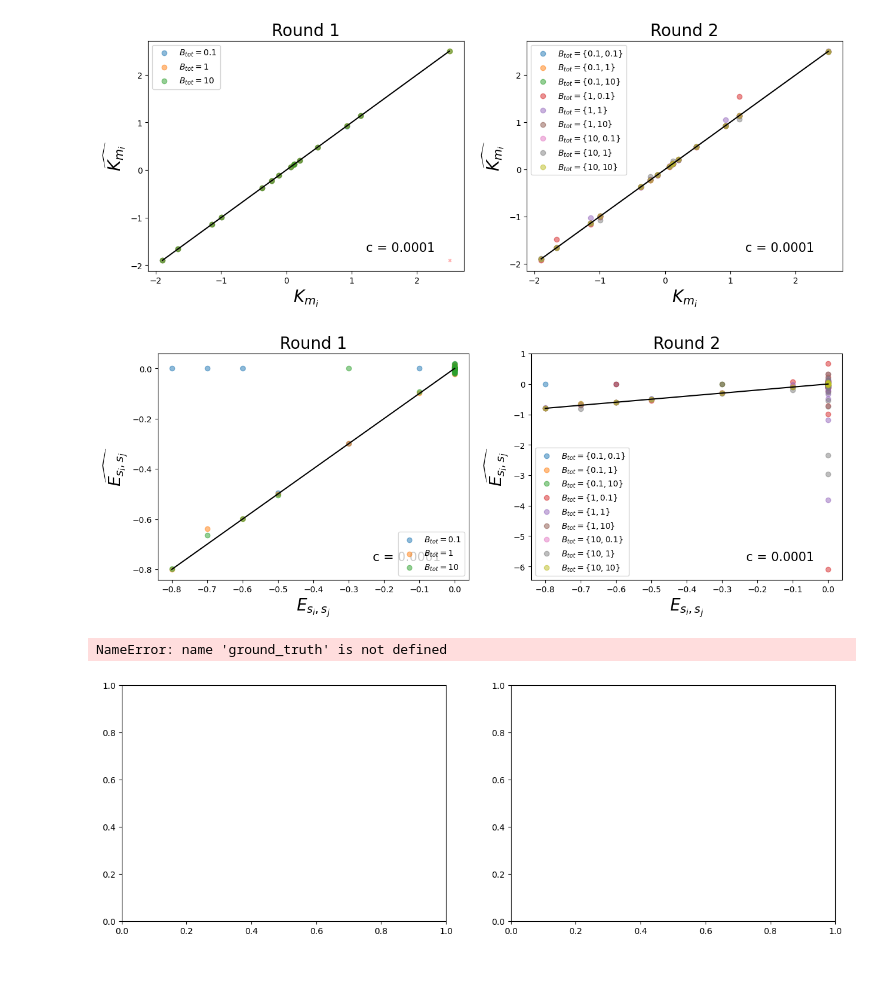
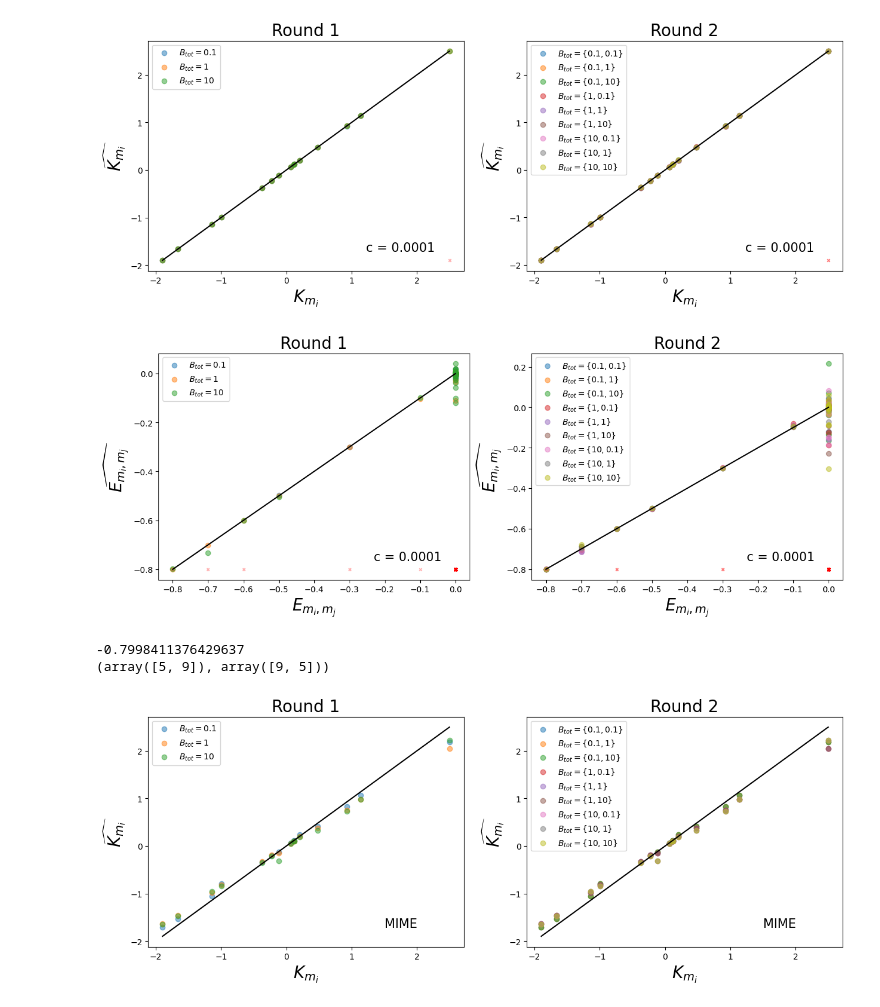
Before and after one commit to JoshuaGensel/dmMIME_correction, a Jupyter notebook: src/new_correction_test.ipynb, the cells around one changed output. Cells and saved outputs as stored; diff of their text form; code cells hidden in the pictures; blank space fills up the shorter version.

Commit message:
deterministic interaction inference done

```diff
--- a/src/new_correction_test.ipynb
+++ b/src/new_correction_test.ipynb
@@ -43,7 +43,8 @@ axes[0].set_title('Round 1', fontsize=20)
 # plot 1:1 line
 axes[0].plot([np.min(round_1_sequence_effects[0]), np.max(round_1_sequence_effects[0])], [np.min(round_1_sequence_effects[0]), np.max(round_1_sequence_effects[0])], color='black')
 # add ticks where logK_sequences_r1 = nan
-axes[0].scatter(round_1_sequence_effects[1][np.isnan(logK_sequences_r1[1])], np.min(round_1_sequence_effects[0])*np.ones(len(round_1_sequence_effects[1][np.isnan(logK_sequences_r1[1])])), color='red', marker='x', s=10, alpha=0.3)
+for i in range(0, len(protein_concentrations)**2, 3):
+    axes[0].scatter(round_1_sequence_effects[1][np.isnan(logK_sequences_r1[i])], np.min(round_1_sequence_effects[0])*np.ones(len(round_1_sequence_effects[1][np.isnan(logK_sequences_r1[i])])), color='red', marker='x', s=10, alpha=0.3)
 # add c text top left
 axes[0].text(0.8, 0.1, 'c = ' + str(c), horizontalalignment='center', verticalalignment='center', transform=axes[0].transAxes, fontsize=15)
 # add legend
@@ -60,7 +61,8 @@ axes[1].set_title('Round 2', fontsize=20)
 # plot 1:1 line
 axes[1].plot([np.min(round_2_sequence_effects[0]), np.max(round_2_sequence_effects[0])], [np.min(round_2_sequence_effects[0]), np.max(round_2_sequence_effects[0])], color='black')
 # add ticks where logK_sequences_r2 = nan
-axes[1].scatter(round_2_sequence_effects[1][np.isnan(logK_sequences_r2[1])], np.min(round_2_sequence_effects[0])*np.ones(len(round_2_sequence_effects[1][np.isnan(logK_sequences_r2[1])])), color='red', marker='x', s=10, alpha=0.3)
+for i in range(len(protein_concentrations)**2):
+    axes[1].scatter(round_2_sequence_effects[1][np.isnan(logK_sequences_r2[i])], np.min(round_2_sequence_effects[0])*np.ones(len(round_2_sequence_effects[1][np.isnan(logK_sequences_r2[i])])), color='red', marker='x', s=10, alpha=0.3)
 # add c text top left
 axes[1].text(0.8, 0.1, 'c = ' + str(c), horizontalalignment='center', verticalalignment='center', transform=axes[1].transAxes, fontsize=15)
 # add legend
@@ -86,7 +88,8 @@ axes[0].plot([np.min(single_effects), np.max(single_effects)], [np.min(single_ef
 # add c text top left
 axes[0].text(0.8, 0.1, 'c = ' + str(c), horizontalalignment='center', verticalalignment='center', transform=axes[0].transAxes, fontsize=15)
 # add ticks where logK_mutations_r1 = nan
-axes[0].scatter(single_effects[np.isnan(logK_mutations_r1[1])], np.min(single_effects)*np.ones(len(single_effects[np.isnan(logK_mutations_r1[1])])), color='red', marker='x', s=10, alpha=0.3)
+for i in range(0, len(protein_concentrations)**2, 3):
+    axes[0].scatter(single_effects[np.isnan(logK_mutations_r1[i])], np.min(single_effects)*np.ones(len(single_effects[np.isnan(logK_mutations_r1[i])])), color='red', marker='x', s=10, alpha=0.3)
 # add legend
 axes[0].legend(['$B_{tot} = 0.1$', '$B_{tot} = 1$', '$B_{tot} = 10$'], fontsize=10)
 
@@ -101,7 +104,8 @@ axes[1].set_title('Round 2', fontsize=20)
 # plot 1:1 line
 axes[1].plot([np.min(single_effects), np.max(single_effects)], [np.min(single_effects), np.max(single_effects)], color='black')
 # add ticks where logK_mutations_r2 = nan
-axes[1].scatter(single_effects[np.isnan(logK_mutations_r2[1])], np.min(single_effects)*np.ones(len(single_effects[np.isnan(logK_mutations_r2[1])])), color='red', marker='x', s=10, alpha=0.3)
+for i in range(len(protein_concentrations)**2):
+    axes[1].scatter(single_effects[np.isnan(logK_mutations_r2[i])], np.min(single_effects)*np.ones(len(single_effects[np.isnan(logK_mutations_r2[i])])), color='red', marker='x', s=10, alpha=0.3)
 # add c text bottom right
 axes[1].text(0.8, 0.1, 'c = ' + str(c), horizontalalignment='center', verticalalignment='center', transform=axes[1].transAxes, fontsize=15)
 # add legend top left
@@ -109,7 +113,7 @@ axes[1].legend(['$B_{tot} = \{0.1, 0.1\}$', '$B_{tot} = \{0.1, 1\}$', '$B_{tot}
 
 plt.show()
 # %% [output]
-[figure, old version]
+[figure, new version]
 # %%
 #transform interaction matrices into flattened arrays of their upper triangular parts
 interaction_values = np.triu(interactions, 1).flatten()
@@ -123,25 +127,25 @@ fig, axes = plt.subplots(1, 2, figsize=(15, 5))
 for i in range(0,len(protein_concentrations)**2, 3):
     axes[0].scatter(interaction_values, interaction_values_r1[i], alpha=0.5)
 # set x and y labels
-axes[0].set_xlabel('$E_{s_i, s_j}$', fontsize=20)
-axes[0].set_ylabel('$\widehat{E_{s_i, s_j}}$', fontsize=20)
+axes[0].set_xlabel('$E_{m_i, m_j}$', fontsize=20)
+axes[0].set_ylabel('$\widehat{E_{m_i, m_j}}$', fontsize=20)
 # set title
 axes[0].set_title('Round 1', fontsize=20)
 # plot 1:1 line
 axes[0].plot([np.min(interaction_values), np.max(interaction_values)], [np.min(interaction_values), np.max(interaction_values)], color='black')
 # add c text top left
 axes[0].text(0.8, 0.1, 'c = ' + str(c), horizontalalignment='center', verticalalignment='center', transform=axes[0].transAxes, fontsize=15)
-# add ticks where interaction_values_r1 = nan
-# axes[0].scatter(interaction_values[np.isnan(interaction_values_r1[1])], np.min(interaction_values)*np.ones(len(interaction_values[np.isnan(interaction_values_r1[1])]), color='red', marker='x', s=10, alpha=0.3))
 # add legend
 axes[0].legend(['$B_{tot} = 0.1$', '$B_{tot} = 1$', '$B_{tot} = 10$'], fontsize=10)
+for i in range(0, len(protein_concentrations)**2, 3):
+    # add ticks where interaction_values_r1 = nan
+    axes[0].scatter(interaction_values[np.isnan(interaction_values_r1[i])], np.min(interaction_values)*np.ones(len(interaction_values[np.isnan(interaction_values_r1[i])])), color='red', marker='x', s=10, alpha=0.3)
 
 # plot interaction_values vs interaction_values_r2
 for i in range(len(protein_concentrations)**2):
-    axes[1].scatter(interaction_values, interaction_values_r2[i], alpha=0.5)
-# set x and y labels
-axes[1].set_xlabel('$E_{s_i, s_j}$', fontsize=20)
-axes[1].set_ylabel('$\widehat{E_{s_i, s_j}}$', fontsize=20)
+    axes[1].scatter(interaction_values, interaction_values_r2[i], alpha=0.5)# set x and y labels
+axes[1].set_xlabel('$E_{m_i, m_j}$', fontsize=20)
+axes[1].set_ylabel('$\widehat{E_{m_i, m_j}}$', fontsize=20)
 # set x and y limits
 # axes[1].set_xlim([np.min(interaction_values)-.1, np.max(interaction_values)+.1])
 # axes[1].set_ylim([np.min(interaction_values)-.1, np.max(interaction_values)+.1])
@@ -151,14 +155,25 @@ axes[1].set_title('Round 2', fontsize=20)
 axes[1].plot([np.min(interaction_values), np.max(interaction_values)], [np.min(interaction_values), np.max(interaction_values)], color='black')
 # add c text bottom right
 axes[1].text(0.8, 0.1, 'c = ' + str(c), horizontalalignment='center', verticalalignment='center', transform=axes[1].transAxes, fontsize=15)
-# add ticks where interaction_values_r2 = nan
-# axes[1].scatter(interaction_values[np.isnan(interaction_values_r2[1])], np.min(interaction_values)*np.ones(len(interaction_values[np.isnan(interaction_values_r2[1])]), color='red', marker='x', s=10, alpha=0.3))
 # add legend top left
 axes[1].legend(['$B_{tot} = \{0.1, 0.1\}$', '$B_{tot} = \{0.1, 1\}$', '$B_{tot} = \{0.1, 10\}$', '$B_{tot} = \{1, 0.1\}$', '$B_{tot} = \{1, 1\}$', '$B_{tot} = \{1, 10\}$', '$B_{tot} = \{10, 0.1\}$', '$B_{tot} = \{10, 1\}$', '$B_{tot} = \{10, 10\}$'], fontsize=10)
+for i in range(len(protein_concentrations)**2):
+    # add ticks where interaction_values_r2 = nan
+    axes[1].scatter(interaction_values[np.isnan(interaction_values_r2[i])], np.min(interaction_values)*np.ones(len(interaction_values[np.isnan(interaction_values_r2[i])])), color='red', marker='x', s=10, alpha=0.3)
 
 plt.show()
 # %% [output]
-[figure, old version]
+[figure, new version]
+# %%
+# get minimum non-nan value of interaction_values_r2[3]
+min_val = np.nanmin(interactions_r2[3])
+print(min_val)
+# get indices of minimum value
+indices = np.where(interactions_r2[3] == min_val)
+print(indices)
+# %% [output]
+-0.7998411376429637
+(array([5, 9]), array([9, 5]))
 # %%
 # load effects
 round_1_single_mut_effects = []
@@ -173,36 +188,35 @@ for protein_concentration_1 in protein_concentrations:
 fig, axes = plt.subplots(1, 2, figsize=(15, 5))
 
 # plot ground_truth vs round_1_single_mut_effects
 for i in range(0,len(protein_concentrations)**2, 3):
-    axes[0].scatter(ground_truth, round_1_single_mut_effects[i], alpha=0.5)
+    axes[0].scatter(single_effects, round_1_single_mut_effects[i], alpha=0.5)
 # set x and y labels
 axes[0].set_xlabel('$K_{m_i}$', fontsize=20)
 axes[0].set_ylabel('$\widehat{K_{m_i}}$', fontsize=20)
 # set title
 axes[0].set_title('Round 1', fontsize=20)
 # plot 1:1 line
-axes[0].plot([np.min(ground_truth), np.max(ground_truth)], [np.min(ground_truth), np.max(ground_truth)], color='black')
+axes[0].plot([np.min(single_effects), np.max(single_effects)], [np.min(single_effects), np.max(single_effects)], color='black')
 # add MIME text top left
 axes[0].text(0.8, 0.1, 'MIME', horizontalalignment='center', verticalalignment='center', transform=axes[0].transAxes, fontsize=15)
 # add legend
 axes[0].legend(['$B_{tot} = 0.1$', '$B_{tot} = 1$', '$B_{tot} = 10$'], fontsize=10)
 
 # plot round_2 single mutation effects vs ground truth
 for i in range(len(protein_concentrations)**2):
-    axes[1].scatter(ground_truth, round_2_single_mut_effects[i], alpha=0.5)
+    axes[1].scatter(single_effects, round_2_single_mut_effects[i], alpha=0.5)
 # set x and y labels
 axes[1].set_xlabel('$K_{m_i}$', fontsize=20)
 axes[1].set_ylabel('$\widehat{K_{m_i}}$', fontsize=20)
 # set title
 axes[1].set_title('Round 2', fontsize=20)
 # plot 1:1 line
-axes[1].plot([np.min(ground_truth), np.max(ground_truth)], [np.min(ground_truth), np.max(ground_truth)], color='black')
+axes[1].plot([np.min(single_effects), np.max(single_effects)], [np.min(single_effects), np.max(single_effects)], color='black')
 # add MIME text top left
 axes[1].text(0.8, 0.1, 'MIME', horizontalalignment='center', verticalalignment='center', transform=axes[1].transAxes, fontsize=15)
 # add legend
 axes[1].legend(['$B_{tot} = \{0.1, 0.1\}$', '$B_{tot} = \{0.1, 1\}$', '$B_{tot} = \{0.1, 10\}$', '$B_{tot} = \{1, 0.1\}$', '$B_{tot} = \{1, 1\}$', '$B_{tot} = \{1, 10\}$', '$B_{tot} = \{10, 0.1\}$', '$B_{tot} = \{10, 1\}$', '$B_{tot} = \{10, 10\}$'], fontsize=10)
 
 plt.show()
 # %% [output]
-NameError: name 'ground_truth' is not defined
-[figure, old version]
+[figure, new version]
```
Also changed, not shown: parts of 2 cells of this notebook, 2 other files.
